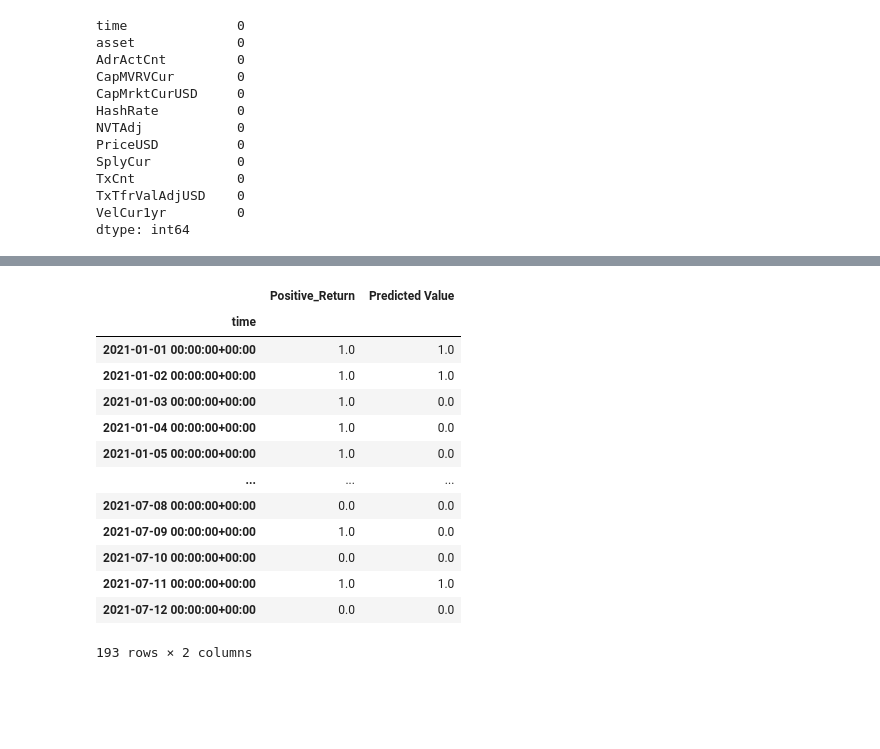
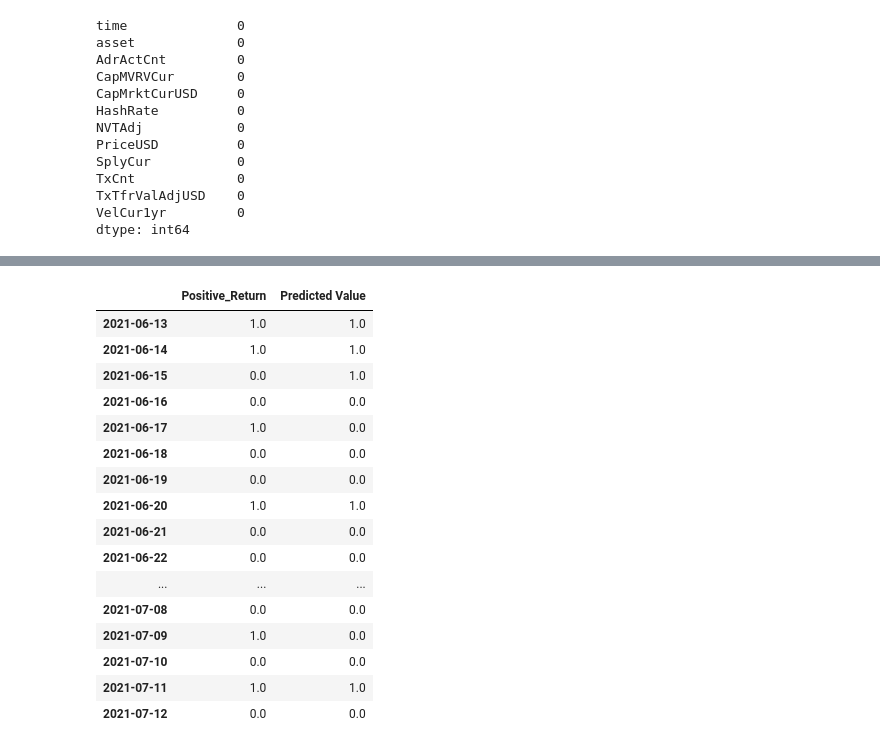
Before and after one commit to dbogatic/crypto-analysis, a Jupyter notebook: eth_price_direction.ipynb, the cells around one changed output, grey strips where cells are left out. Saved outputs shown, nothing was run; the diff lists cells and outputs as text; code cells hidden in the pictures; blank space fills up the shorter version.

```diff
--- a/eth_price_direction.ipynb
+++ b/eth_price_direction.ipynb
@@ -59,0 +79,5 @@ combined_df.head()
+# %%
+# Concat metrics and google trends data
+combined_df = pd.concat([combined_df,eth_google_trends],axis=1)
+combined_df =combined_df.dropna()
+combined_df.head()
@@ -86,6 +117,9 @@ combined_df['Daily_Return'] = combined_df['PriceUSD'].pct_change()
 combined_df['Positive_Return'] = np.where(combined_df['Daily_Return'] > 0, 1.0, 0.0)
 
 combined_df = combined_df.dropna()
+
+# Convert date to str to set test and train windows
+combined_df.index = pd.to_datetime(combined_df.index, format = '%Y/%m/%d')
 combined_df.head()
 # %% [output]
 |  | asset | AdrActCnt | CapMVRVCur | CapMrktCurUSD | HashRate | NVTAdj | PriceUSD | SplyCur | TxCnt | ... |
@@ -98,11 +131,11 @@ combined_df.head()
 # %%
 # Select model features and timeframe for train data
-X = combined_df[['AdrActCnt','CapMrktCurUSD','CapMVRVCur','HashRate','NVTAdj','TxCnt','TxTfrValAdjUSD','VelCur1yr','Crossover_Signal']]
-X_train = X[:'2021']
+X = combined_df[['AdrActCnt','CapMrktCurUSD','CapMVRVCur','HashRate','NVTAdj','TxCnt','TxTfrValAdjUSD','VelCur1yr','Crossover_Signal','ETH_Trends']]
+X_train = X.loc[:'2020']
 # %%
 # Select prediction variable and timeframe for train data
 y = combined_df['Positive_Return']
-y_train = y[:'2021']
+y_train = y[:'2020']
 # %%
 # Define timeframe for testing data
 X_test = X['2021':]
@@ -183,23 +216,26 @@ weighted avg       0.58      0.50      0.45       193
 # %%
 # Assemble actual y data (Y_test) with predicted y data (from just above) into two columns in a dataframe
 Results = y_test.to_frame()
 Results["Predicted Value"] = predictions
-Results
+Results[-30:]
 # %% [output]
 |  | Positive_Return | Predicted Value |
-| time |  |  |
-| 2021-01-01 00:00:00+00:00 | 1.0 | 1.0 |
-| 2021-01-02 00:00:00+00:00 | 1.0 | 1.0 |
-| 2021-01-03 00:00:00+00:00 | 1.0 | 0.0 |
-| 2021-01-04 00:00:00+00:00 | 1.0 | 0.0 |
-| 2021-01-05 00:00:00+00:00 | 1.0 | 0.0 |
+| 2021-06-13 | 1.0 | 1.0 |
+| 2021-06-14 | 1.0 | 1.0 |
+| 2021-06-15 | 0.0 | 1.0 |
+| 2021-06-16 | 0.0 | 0.0 |
+| 2021-06-17 | 1.0 | 0.0 |
+| 2021-06-18 | 0.0 | 0.0 |
+| 2021-06-19 | 0.0 | 0.0 |
+| 2021-06-20 | 1.0 | 1.0 |
+| 2021-06-21 | 0.0 | 0.0 |
+| 2021-06-22 | 0.0 | 0.0 |
 | ... | ... | ... |
-| 2021-07-08 00:00:00+00:00 | 0.0 | 0.0 |
-| 2021-07-09 00:00:00+00:00 | 1.0 | 0.0 |
-| 2021-07-10 00:00:00+00:00 | 0.0 | 0.0 |
-| 2021-07-11 00:00:00+00:00 | 1.0 | 1.0 |
-| 2021-07-12 00:00:00+00:00 | 0.0 | 0.0 |
+| 2021-07-08 | 0.0 | 0.0 |
+| 2021-07-09 | 1.0 | 0.0 |
+| 2021-07-10 | 0.0 | 0.0 |
+| 2021-07-11 | 1.0 | 1.0 |
+| 2021-07-12 | 0.0 | 0.0 |
-193 rows × 2 columns
 # %%
 # List the features sorted in descending order by feature importance
 importances = model.feature_importances_
```
Also changed, not shown: parts of 13 cells of this notebook, 2 other files.
